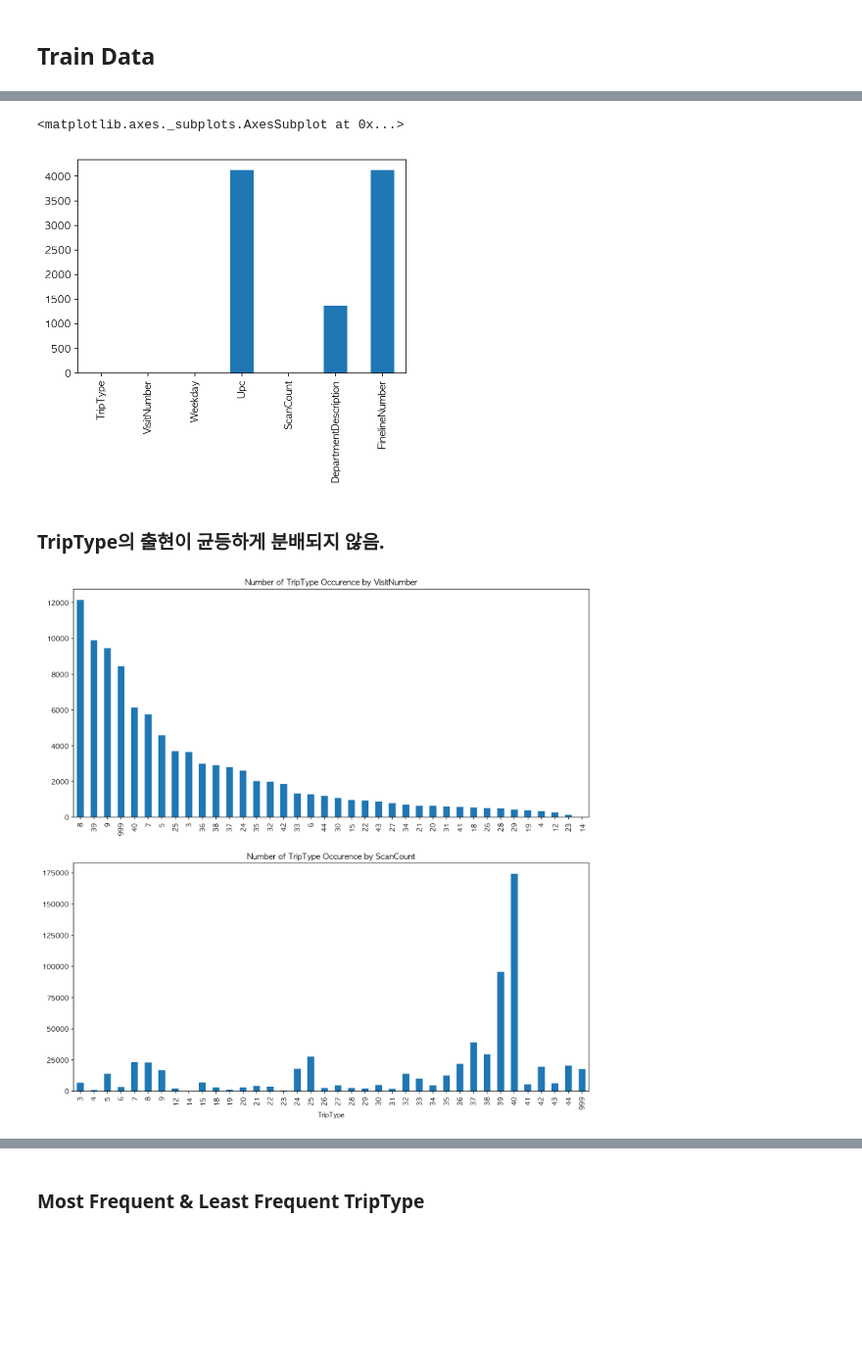
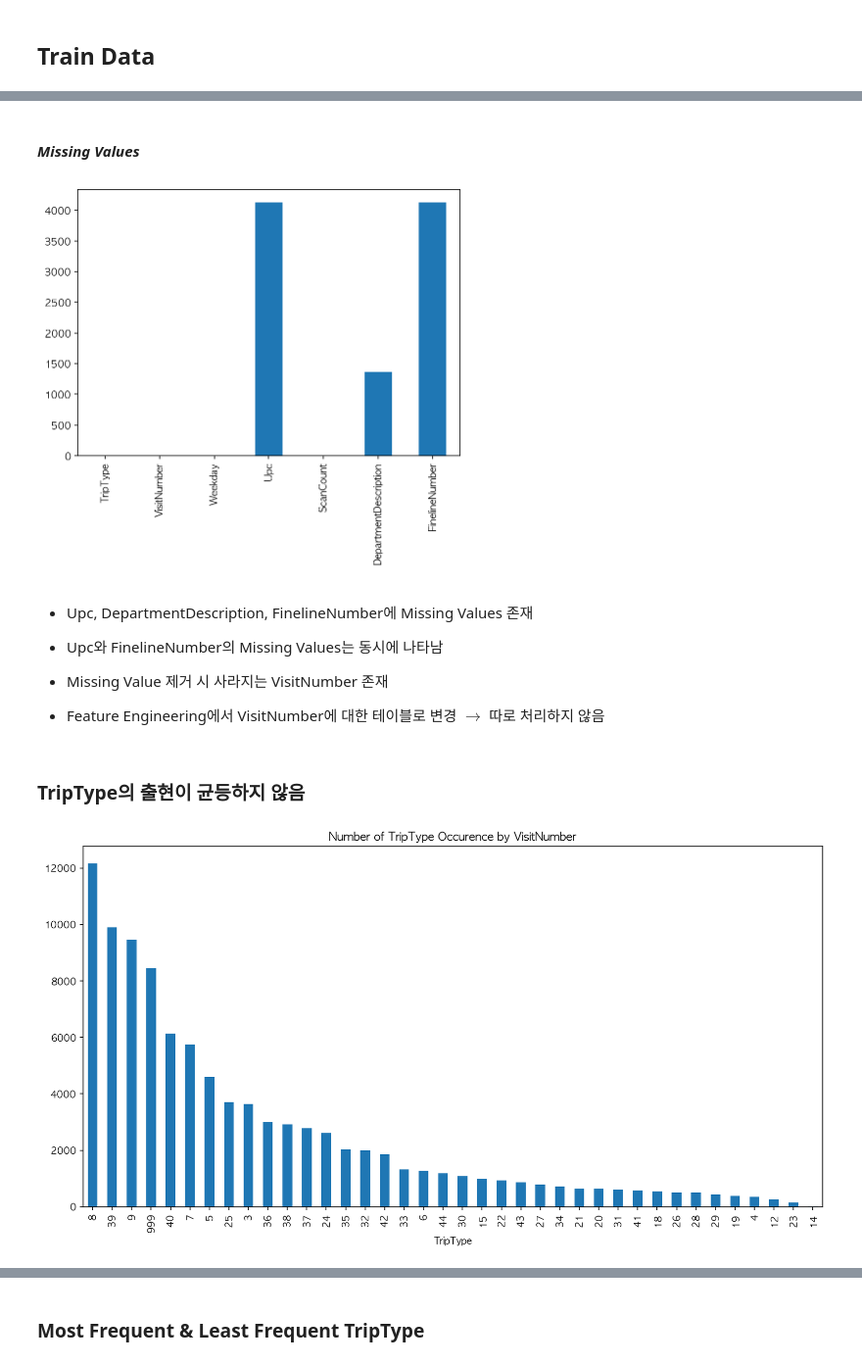
Before and after one commit to iayrots/dss7_SWYA_walmart, a Jupyter notebook: team2_(SWYA)_B/submission_draft.ipynb, the cells around one changed output, grey strips where cells are left out. Shown at 98% size. Cells and saved outputs as stored; diff of their text form; code cells hidden in the pictures; blank space fills up the shorter version.

Commit message:
added description

```diff
--- a/team2_(SWYA)_B/submission_draft.ipynb
+++ b/team2_(SWYA)_B/submission_draft.ipynb
@@ -115,27 +124,31 @@ train.describe()
+# %% [markdown]
+#### *Missing Values*
 # %%
+plt.figure(figsize=(7, 5))
 train.isnull().sum().plot(kind='bar')
+plt.show()
 # %% [output]
-<matplotlib.axes._subplots.AxesSubplot at 0x...>
-[figure, old version]
+[figure, new version]
+# %% [markdown]
+- Upc, DepartmentDescription, FinelineNumber에 Missing Values 존재
+- Upc와 FinelineNumber의 Missing Values는 동시에 나타남
+
+
+- Missing Value 제거 시 사라지는 VisitNumber 존재
+- Feature Engineering에서 VisitNumber에 대한 테이블로 변경 $\rightarrow$ 따로 처리하지 않음
 # %% [markdown]
-### TripType의 출현이 균등하게 분배되지 않음.
+### TripType의 출현이 균등하지 않음
 # %%
-fig = plt.figure(figsize=(14, 14))
+plt.figure(figsize=(14, 7))
 
-ax1 = fig.add_subplot(211)
 np.sort(train.TripType.unique())
 train_triptypes = train.drop_duplicates("VisitNumber")
 a = train_triptypes["TripType"]
 a = a.value_counts()
 a.plot(kind='bar')
-ax1.set_title("Number of TripType Occurence by VisitNumber")
-
-# Plot total number of TripTypes
-ax2 = fig.add_subplot(212)
-b = train.groupby(['TripType'], as_index=False).size()
-b.plot(kind ='bar')
-ax2.set_title("Number of TripType Occurence by ScanCount")
+plt.title("Number of TripType Occurence by VisitNumber")
+plt.xlabel("TripType")
 
 plt.show()
 # %% [output]
-[figure, old version]
+[figure, new version]
```
Also changed, not shown: parts of 16 cells of this notebook.
